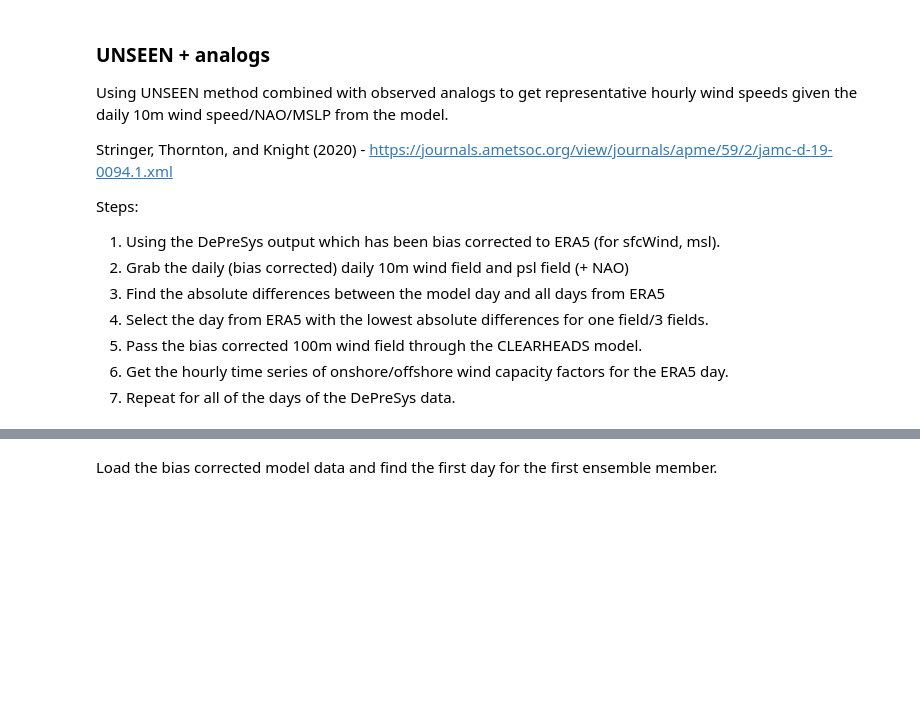
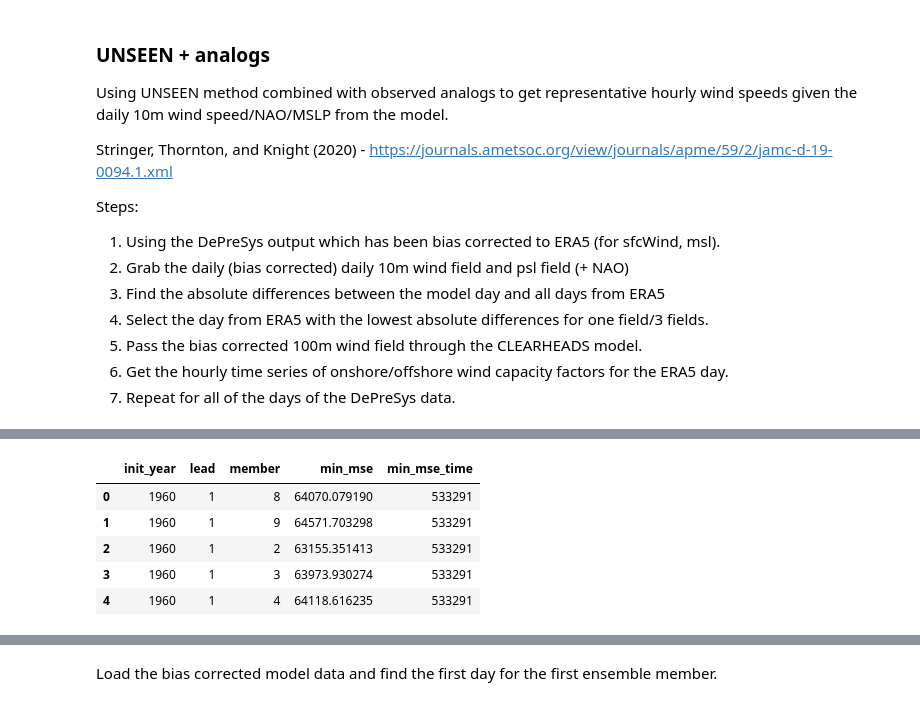
Before and after one commit to benhutchmet/unseen_multi_year, a Jupyter notebook: testing_model_analogs.ipynb, the cells around one changed output, grey strips where cells are left out. Cells and saved outputs as stored; diff of their text form; code cells hidden in the pictures; blank space fills up the shorter version.

```diff
--- a/testing_model_analogs.ipynb
+++ b/testing_model_analogs.ipynb
@@ -39,0 +72,36 @@ from functions import select_gridbox
+# %%
+# Set up the directory in which the dfs are stored
+dfs_dir = "/gws/nopw/j04/canari/users/benhutch/unseen_analogs/analogs_dfs"
+
+# Set up the years to extract
+years = np.arange(1960, 2018 + 1)
+
+# Set up the months to extract
+months = [11, 12, 1, 2, 3]
+
+# set up an empty dataframe to store all of the data
+all_data = pd.DataFrame()
+
+# loop over the years and months
+for year in years:
+    for month in months:
+        # Set up the file path
+        file_path = os.path.join(dfs_dir, f"analogs_df_{year}_{month}_full_model.csv")
+        # Load the file
+        df = pd.read_csv(file_path)
+        # Rename the "Unnamed: 0" column to "init_year"
+        df = df.rename(columns={"Unnamed: 0": "init_year"})
+        # Set all of the values in the "init_year" column to the year
+        df["init_year"] = year
+
+        # Concatenate the dataframes
+        all_data = pd.concat([all_data, df])
+# %%
+all_data.head()
+# %% [output]
+|  | init_year | lead | member | min_mse | min_mse_time |
+| 0 | 1960 | 1 | 8 | 64070.079190 | 533291 |
+| 1 | 1960 | 1 | 9 | 64571.703298 | 533291 |
+| 2 | 1960 | 1 | 2 | 63155.351413 | 533291 |
+| 3 | 1960 | 1 | 3 | 63973.930274 | 533291 |
+| 4 | 1960 | 1 | 4 | 64118.616235 | 533291 |
```
Also changed, not shown: parts of 9 cells of this notebook, 2 other files.
